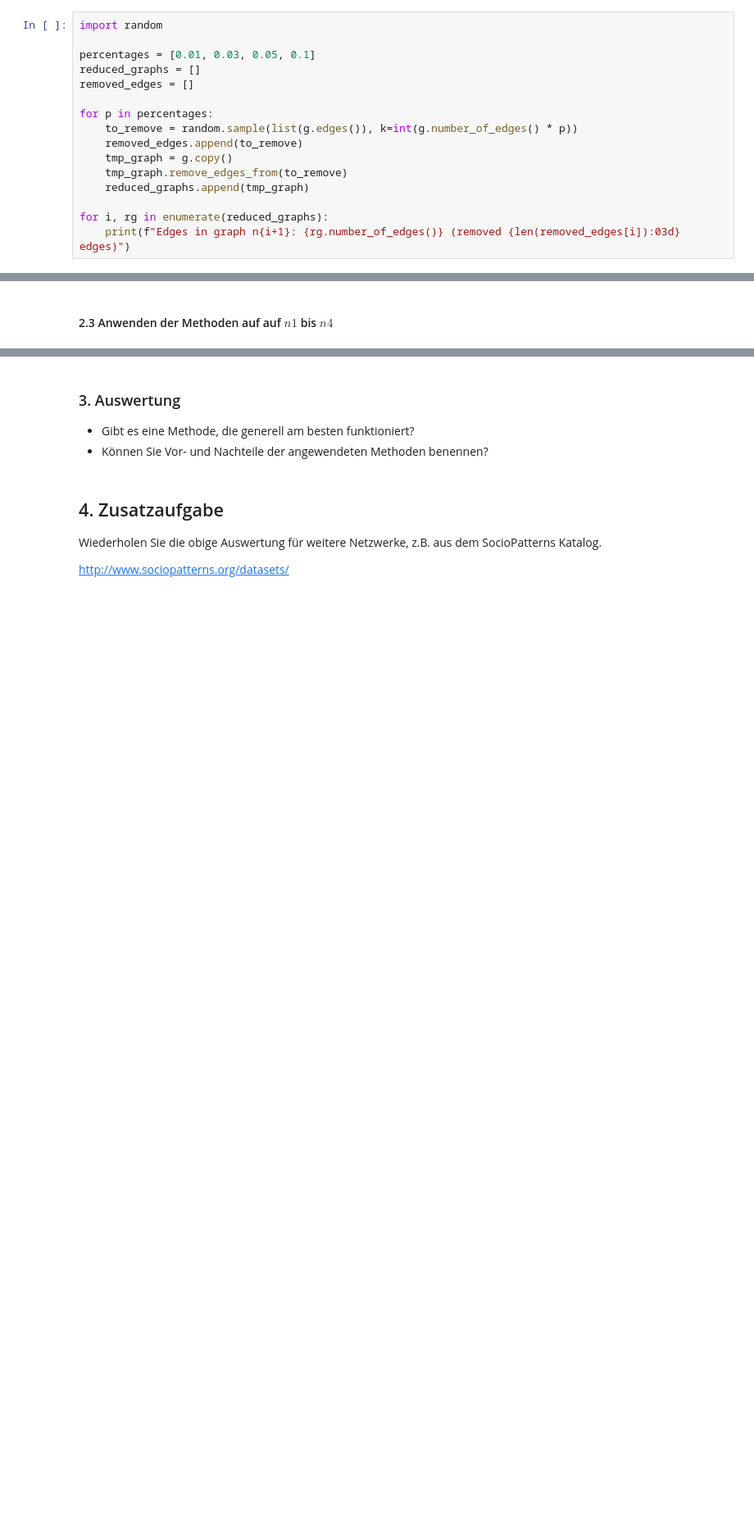
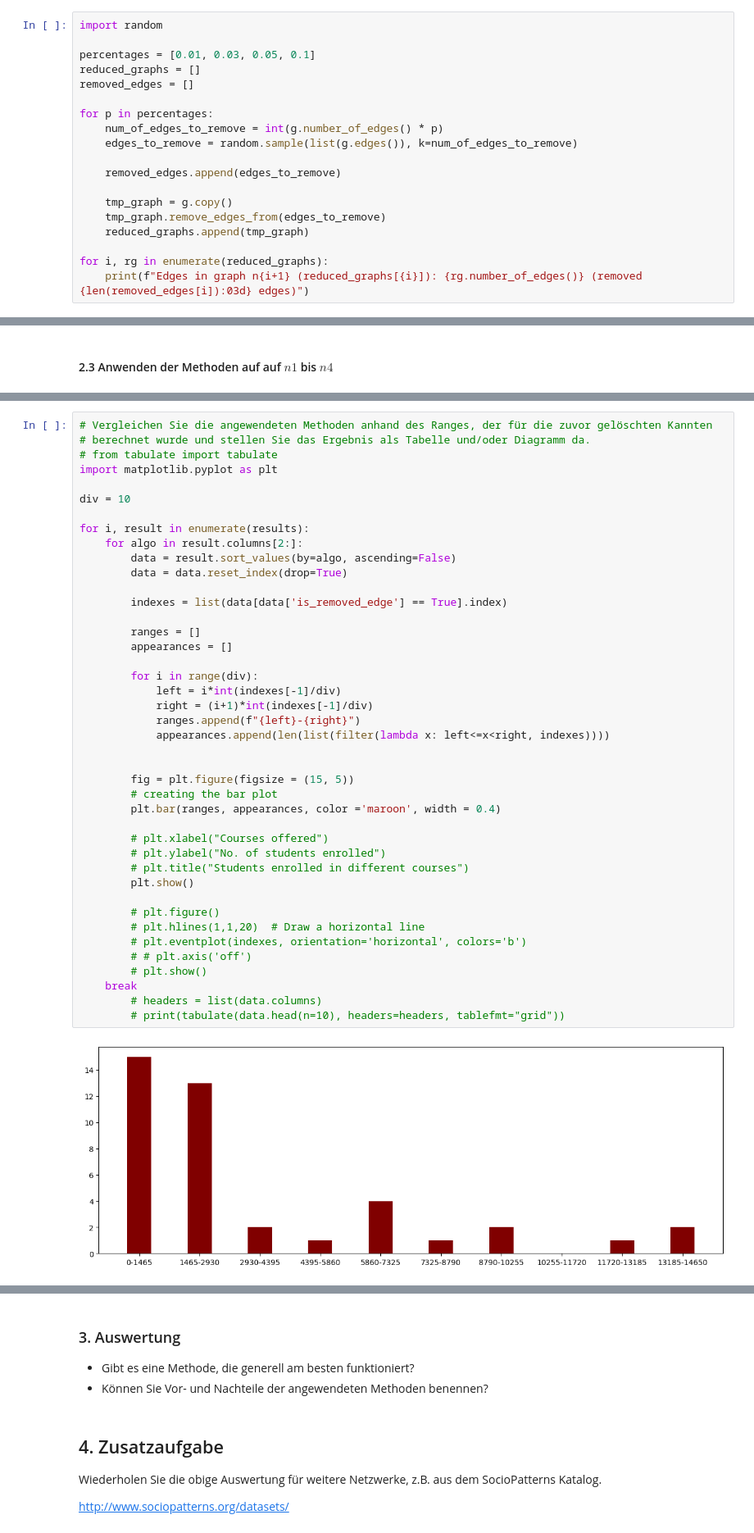
Before and after one commit to 0x6e66/link-prediction, a Jupyter notebook: link_prediction.ipynb, the cells around one changed output, grey strips where cells are left out. Shown at 82% size. Drawn from its saved outputs; the diff is of its cells as text; blank space fills up the shorter version.

```diff
--- a/link_prediction.ipynb
+++ b/link_prediction.ipynb
@@ -110,12 +116,15 @@ reduced_graphs = []
 removed_edges = []
 
 for p in percentages:
-    to_remove = random.sample(list(g.edges()), k=int(g.number_of_edges() * p))
-    removed_edges.append(to_remove)
+    num_of_edges_to_remove = int(g.number_of_edges() * p)
+    edges_to_remove = random.sample(list(g.edges()), k=num_of_edges_to_remove)
+
+    removed_edges.append(edges_to_remove)
+
     tmp_graph = g.copy()
-    tmp_graph.remove_edges_from(to_remove)
+    tmp_graph.remove_edges_from(edges_to_remove)
     reduced_graphs.append(tmp_graph)
 
 for i, rg in enumerate(reduced_graphs):
-    print(f"Edges in graph n{i+1}: {rg.number_of_edges()} (removed {len(removed_edges[i]):03d} edges)")
+    print(f"Edges in graph n{i+1} (reduced_graphs[{i}]): {rg.number_of_edges()} (removed {len(removed_edges[i]):03d} edges)")
 # %% [output]
@@ -171,0 +169,44 @@ Graph with 1% of edges randomly removed
+# %%
+# Vergleichen Sie die angewendeten Methoden anhand des Ranges, der für die zuvor gelöschten Kannten
+# berechnet wurde und stellen Sie das Ergebnis als Tabelle und/oder Diagramm da.
+# from tabulate import tabulate
+import matplotlib.pyplot as plt
+
+div = 10
+
+for i, result in enumerate(results):
+    for algo in result.columns[2:]:
+        data = result.sort_values(by=algo, ascending=False)
+        data = data.reset_index(drop=True)
+
+        indexes = list(data[data['is_removed_edge'] == True].index)
+
+        ranges = []
+        appearances = []
+
+        for i in range(div):
+            left = i*int(indexes[-1]/div)
+            right = (i+1)*int(indexes[-1]/div)
+            ranges.append(f"{left}-{right}")
+            appearances.append(len(list(filter(lambda x: left<=x<right, indexes))))
+
+
+        fig = plt.figure(figsize = (15, 5))
+        # creating the bar plot
+        plt.bar(ranges, appearances, color ='maroon', width = 0.4)
+
+        # plt.xlabel("Courses offered")
+        # plt.ylabel("No. of students enrolled")
+        # plt.title("Students enrolled in different courses")
+        plt.show()
+
+        # plt.figure()
+        # plt.hlines(1,1,20)  # Draw a horizontal line
+        # plt.eventplot(indexes, orientation='horizontal', colors='b')
+        # # plt.axis('off')
+        # plt.show()
+    break
+        # headers = list(data.columns)
+        # print(tabulate(data.head(n=10), headers=headers, tablefmt="grid"))
+# %% [output]
+[figure, added]
```
Also changed, not shown: parts of 7 cells of this notebook, 1 other file.
